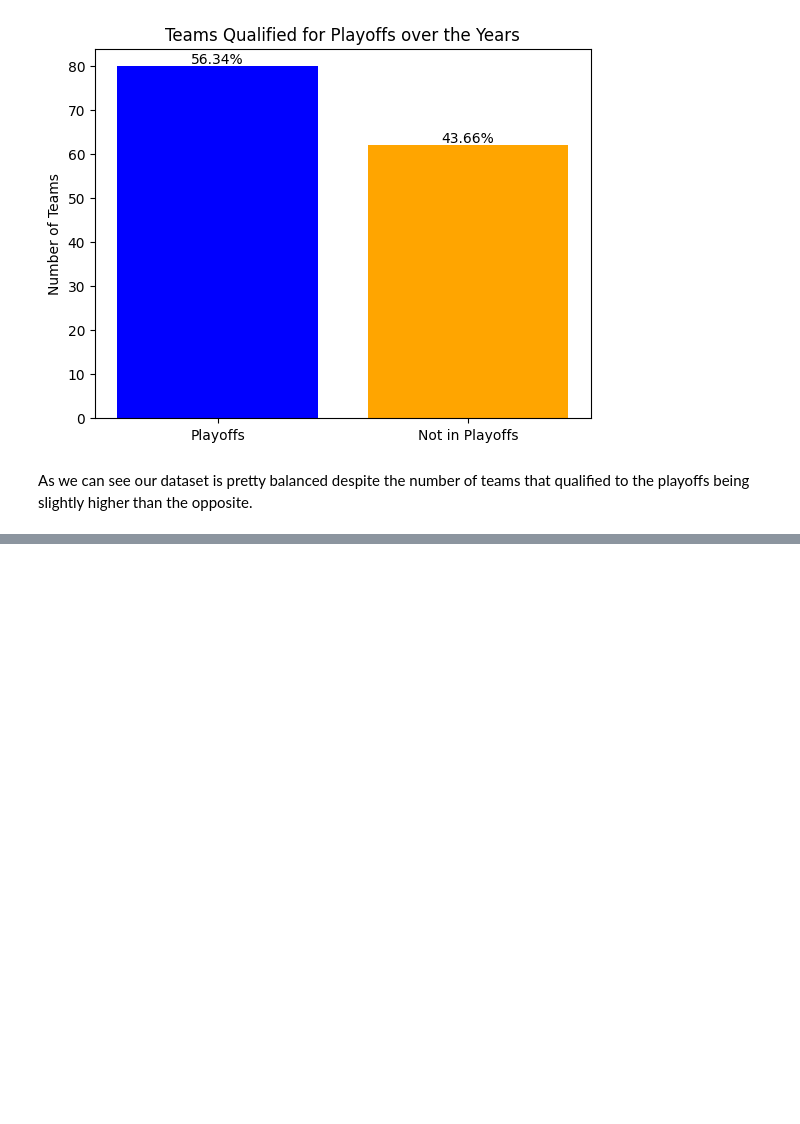
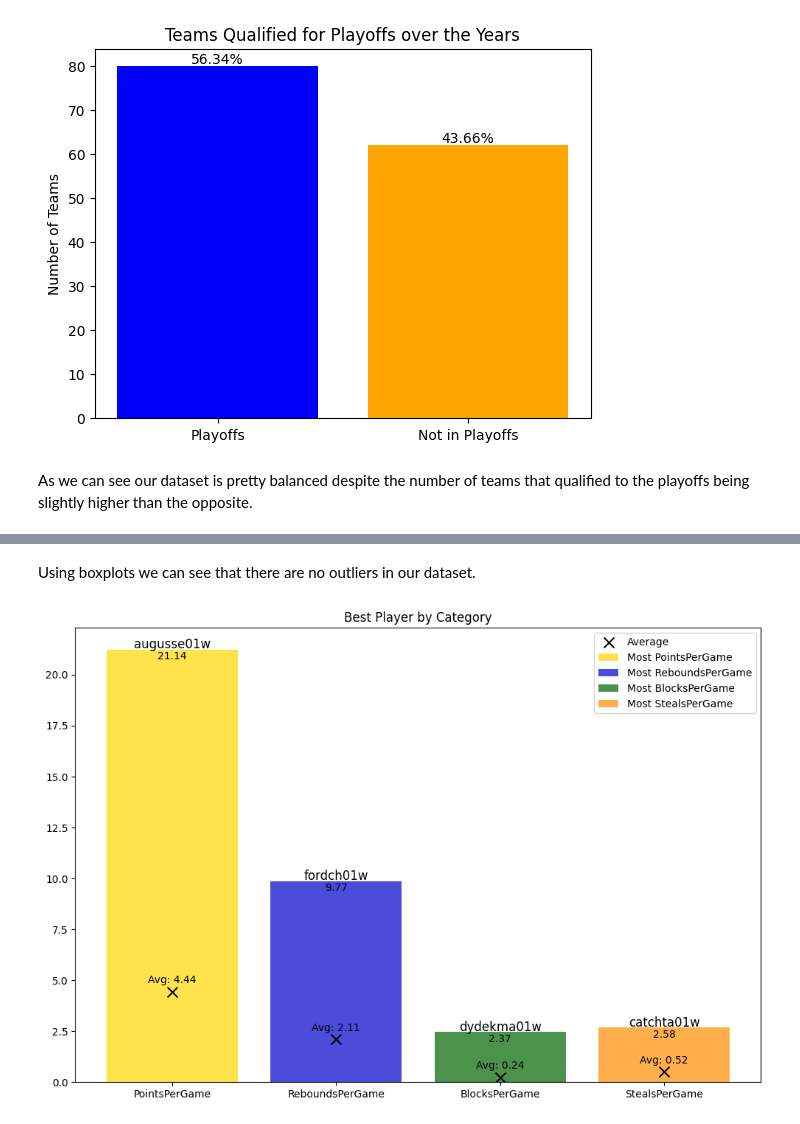
Before and after one commit to oliveira002/FEUP-AC, a Jupyter notebook: data_understanding.ipynb, the cells around one changed output, grey strips where cells are left out. Drawn from its saved outputs; the diff is of its cells as text; code cells hidden in the pictures; blank space fills up the shorter version.

```diff
--- a/data_understanding.ipynb
+++ b/data_understanding.ipynb
@@ -203,0 +204,6 @@ uu.check_for_outliers(db_cur)
+# %% [markdown]
+Using boxplots we can see that there are no outliers in our dataset.
+# %%
+uu.players_plot(db_cur)
+# %% [output]
+[figure, added]
```
Also changed, not shown: parts of 3 cells of this notebook, 3 other files.
